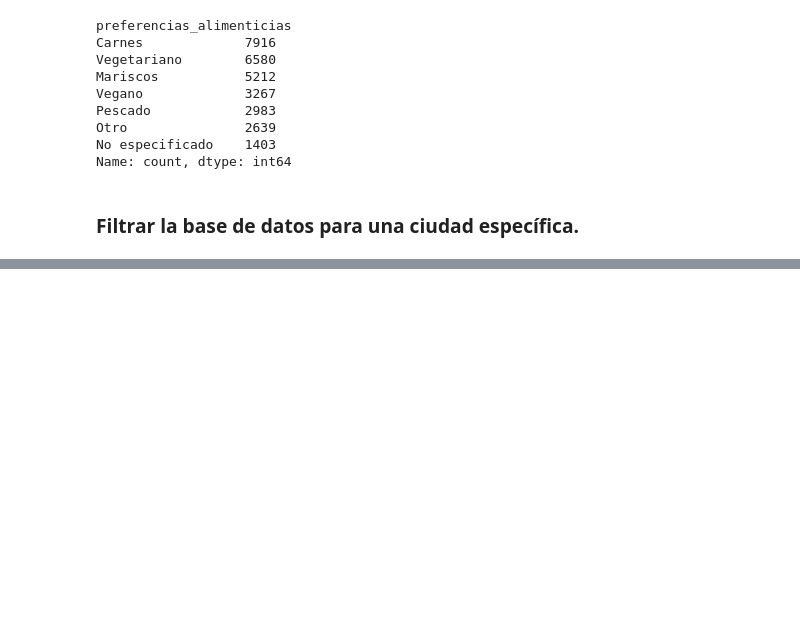
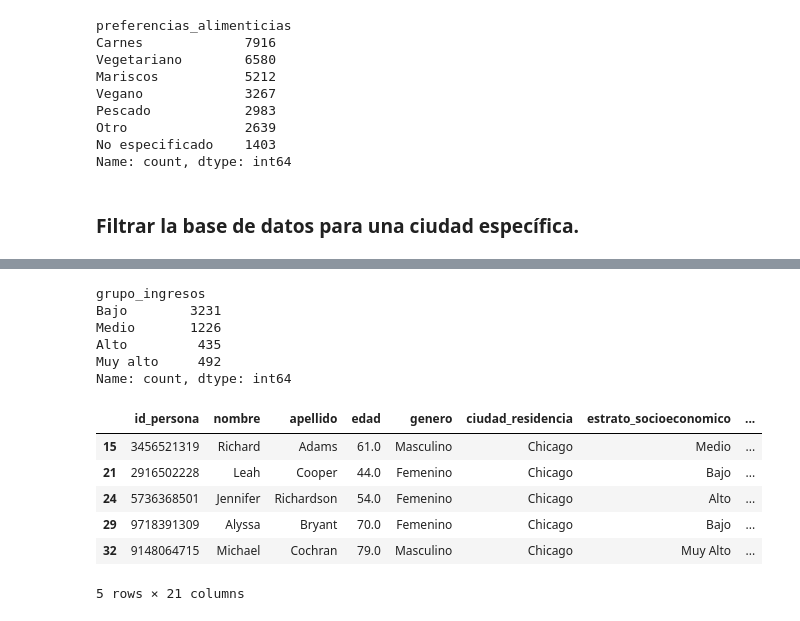
Before and after one commit to pachecobravo/ProyectoM1_Christian_Pacheco, a Jupyter notebook: Avances_Notebooks/Avance_1_EDA.ipynb, the cells around one changed output, grey strips where cells are left out. Drawn from its saved outputs; the diff is of its cells as text; code cells hidden in the pictures; blank space fills up the shorter version.

```diff
--- a/Avances_Notebooks/Avance_1_EDA.ipynb
+++ b/Avances_Notebooks/Avance_1_EDA.ipynb
@@ -331,0 +462,10 @@ Name: count, dtype: int64
+# %%
+#Separamos las edades por rangos y creamos una nueva columna llamada grupo_edad.
+df_chicago['grupo_edad'] = pd.cut(
+    df_chicago['edad'],
+    bins=[17, 30, 50, 65, 80],
+    labels=['18-30', '31-50', '51-65', '66-80']
+)
+#Vemos como quedo la columna grupo_edad
+df_chicago['grupo_edad'].value_counts()
+#El rango predominante es el de los 31 a 50 años, seguido por el de 18 a 30 años.
@@ -331,0 +510,11 @@ Name: count, dtype: int64
+# %%
+#Separamos en 4 rangos la cantidad de visitas
+df_chicago['grupo_frecuencia'] = pd.cut(
+    df_chicago['frecuencia_visita'],
+    bins=[-1, 2, 5, 7, 10],
+    labels=['Baja', 'Media', 'Alta', 'Muy alta']
+)
+
+#Revisamos como quedo la columna grupo_frecuencia
+df_chicago['grupo_frecuencia'].value_counts()
+#Vemos que la mayoría de los clientes tienen una frecuencia de visita media, seguido por los que tienen una frecuencia baja y alta.
@@ -331,0 +541,10 @@ Name: count, dtype: int64
+# %%
+#Separamos en 4 rangos el promedio del gasto en comida y creamos una nueva columna llamada grupo_gasto.
+df_chicago['grupo_gasto'] = pd.cut(
+    df_chicago['promedio_gasto_comida'],
+    bins=[-1, 25, 50, 80, 105],
+    labels=['Bajo', 'Medio', 'Alto', 'Muy alto']
+)
+
+#Revisamos como quedo la columna grupo_gasto
+df_chicago['grupo_gasto'].value_counts()
@@ -331,0 +571,28 @@ Name: count, dtype: int64
+# %%
+#Dividimos en 4 rangos la columna de ingresos mensuales y creamos una nueva columna llamada grupo_ingresos.
+df_chicago['grupo_ingresos'] = pd.cut(
+    df_chicago['ingresos_mensuales'],
+    bins=[0, 4500, 9000, 13500, 18000],
+    labels=['Bajo', 'Medio', 'Alto', 'Muy alto']
+)
+
+#Revisamos como quedo la columna grupo_ingresos
+df_chicago['grupo_ingresos'].value_counts().sort_index()
+#Vemos que la mayoría de los clientes tienen ingresos mensuales bajos, seguido por los que tienen ingresos medios y altos.
+# %% [output]
+grupo_ingresos
+Bajo        3231
+Medio       1226
+Alto         435
+Muy alto     492
+Name: count, dtype: int64
+# %%
+df_chicago.head()
+# %% [output]
+|  | id_persona | nombre | apellido | edad | genero | ciudad_residencia | estrato_socioeconomico | ... |
+| 15 | 3456521319 | Richard | Adams | 61.0 | Masculino | Chicago | Medio | ... |
+| 21 | 2916502228 | Leah | Cooper | 44.0 | Femenino | Chicago | Bajo | ... |
+| 24 | 5736368501 | Jennifer | Richardson | 54.0 | Femenino | Chicago | Alto | ... |
+| 29 | 9718391309 | Alyssa | Bryant | 70.0 | Femenino | Chicago | Bajo | ... |
+| 32 | 9148064715 | Michael | Cochran | 79.0 | Masculino | Chicago | Muy Alto | ... |
+5 rows × 21 columns
```
Also changed, not shown: parts of 21 cells of this notebook.
